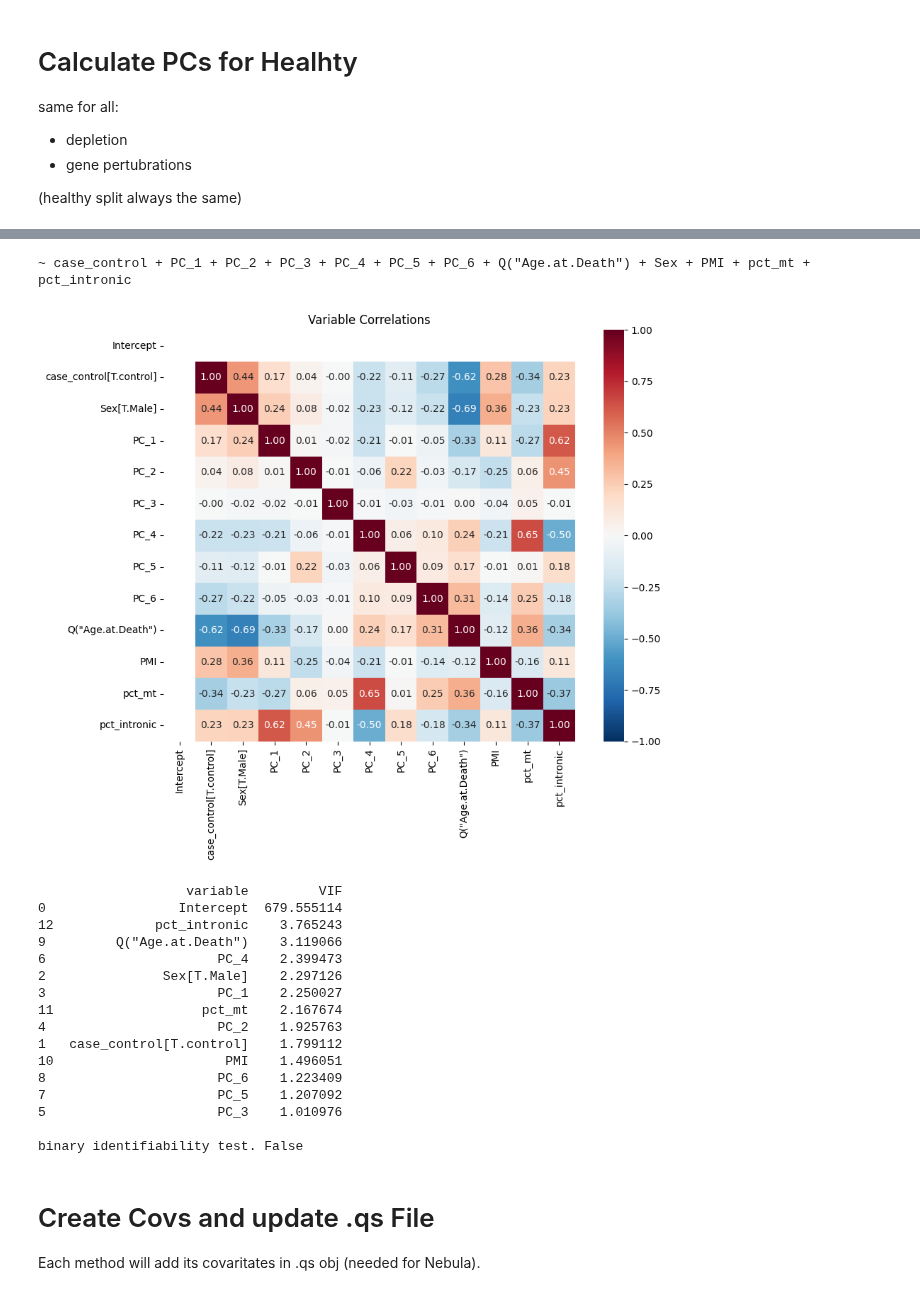
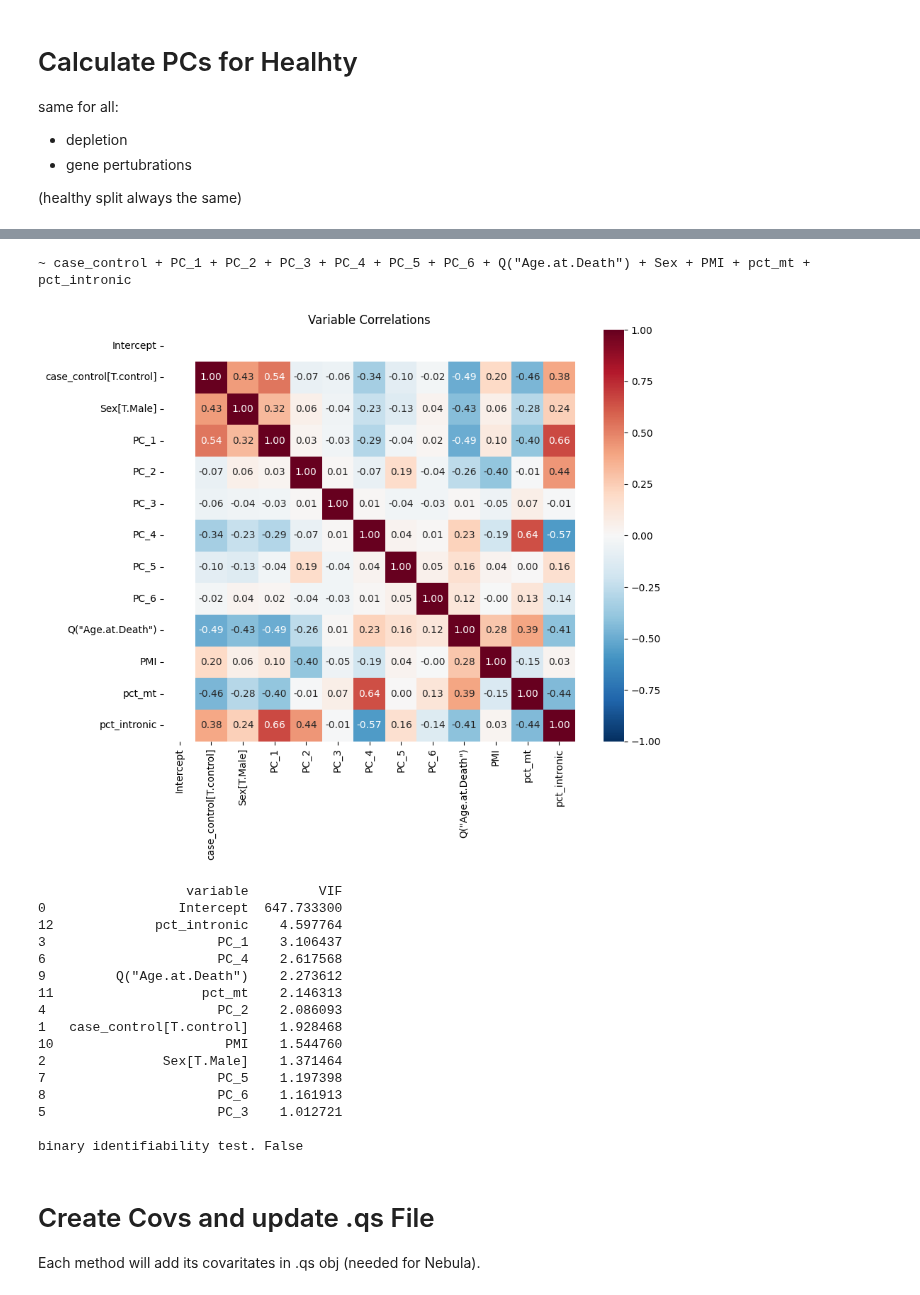
Before and after one commit to 8gabri8/XDP, a Jupyter notebook: script/artificial_DEG_analysis/analysis_PCA.ipynb, the cells around one changed output, grey strips where cells are left out. Drawn from its saved outputs; the diff is of its cells as text; code cells hidden in the pictures.

```diff
--- a/script/artificial_DEG_analysis/analysis_PCA.ipynb
+++ b/script/artificial_DEG_analysis/analysis_PCA.ipynb
@@ -228,20 +309,0 @@ if IS_FIRST_TIME:
-# %%
-if IS_FIRST_TIME:
-
-    # Add to cov
-    adata_all = sc.read_h5ad(ADATA_ALL, backed="r")
-
-    adata_all.obs = adata_all.obs.merge(
-        df_combined,
-        left_index=True,
-        right_on="barcode",
-        how="left",
-        validate="one_to_one"
-    )
-
-    sample_id = "MS986638" #adata_pert_tmp.obs[adata_pert_tmp.obs[CONTRAST_VARIABLE] == CONTRAST_VARIABLE_DISEASED][DONOR_ID_VARIABLE].unique()[0]
-    adata_s = adata_all[adata_all.obs[SAMPLE_VARIABLE] == sample_id].to_memory().copy()
-    adata_s.obsm["spatial"] = adata_s.obs[["x", "y"]].values  # or .to_numpy()
-    pcs = [f'PC_{i+1}_y' for i in range(N_PCS_TO_USE)]
-    sc.pl.embedding(adata_s, basis="spatial", color=["spn_type", "Group_name", *pcs])
-    del adata_s
@@ -250,44 +310,44 @@ if IS_FIRST_TIME:
 # %%
 # Check collinarity
-if IS_FIRST_TIME:
-    adata_all = sc.read_h5ad(ADATA_ALL, backed="r")
-    df_combined = pd.read_csv(save_df_PCs_path, index_col="barcode").drop(columns=["Unnamed: 0"])
+if True:
+    adata_all = sc.read_h5ad(dataset_path_h5ad)#, backed="r")
+    df_combined =pd.read_csv(f"{results_folder_0_pct_depletion}/pcs_all.csv")
     #display(df_combined)
 
     pcs = [i for i in adata_all.obs.columns if "PC_" in i]
     adata_all.obs = adata_all.obs.drop(columns=pcs)
 
     #adata_all = adata_all[adata_all.obs[CONTRAST_VARIABLE] == CONTRAST_BASELINE].to_memory()
 
     adata_all.obs = adata_all.obs.merge(
         df_combined,
         left_index=True,
-        right_index=True,
+        right_on="barcode",
         how="left",
         validate="one_to_one"
     )
     pcs = [f'PC_{i+1}' for i in range(N_PCS_TO_USE)]
-    #display(adata_all.obs.columns)
+    #display(adata_all.obs[pcs])
 
     #adata_all.obs[[*pcs, *COVARIATES_FOR_DEG]].corr()
     DEG.check_corr_cov_in_design(adata_all, vars_in_formula=[CONTRAST_VARIABLE, *pcs, *COVARIATES_FOR_DEG], corr_thr=0.7, split=" + ")
 # %% [output]
 ~ case_control + PC_1 + PC_2 + PC_3 + PC_4 + PC_5 + PC_6 + Q("Age.at.Death") + Sex + PMI + pct_mt + pct_intronic
-[figure, old version]
+[figure, new version]
                    variable         VIF
-0                 Intercept  679.555114
-12             pct_intronic    3.765243
-9         Q("Age.at.Death")    3.119066
-6                      PC_4    2.399473
-2               Sex[T.Male]    2.297126
-3                      PC_1    2.250027
-11                   pct_mt    2.167674
-4                      PC_2    1.925763
-1   case_control[T.control]    1.799112
-10                      PMI    1.496051
-8                      PC_6    1.223409
-7                      PC_5    1.207092
-5                      PC_3    1.010976
+0                 Intercept  647.733300
+12             pct_intronic    4.597764
+3                      PC_1    3.106437
+6                      PC_4    2.617568
+9         Q("Age.at.Death")    2.273612
+11                   pct_mt    2.146313
+4                      PC_2    2.086093
+1   case_control[T.control]    1.928468
+10                      PMI    1.544760
+2               Sex[T.Male]    1.371464
+7                      PC_5    1.197398
+8                      PC_6    1.161913
+5                      PC_3    1.012721
 
 binary identifiability test. False
 # %% [markdown]
```
Also changed, not shown: parts of 7 cells of this notebook, 13 other files.
